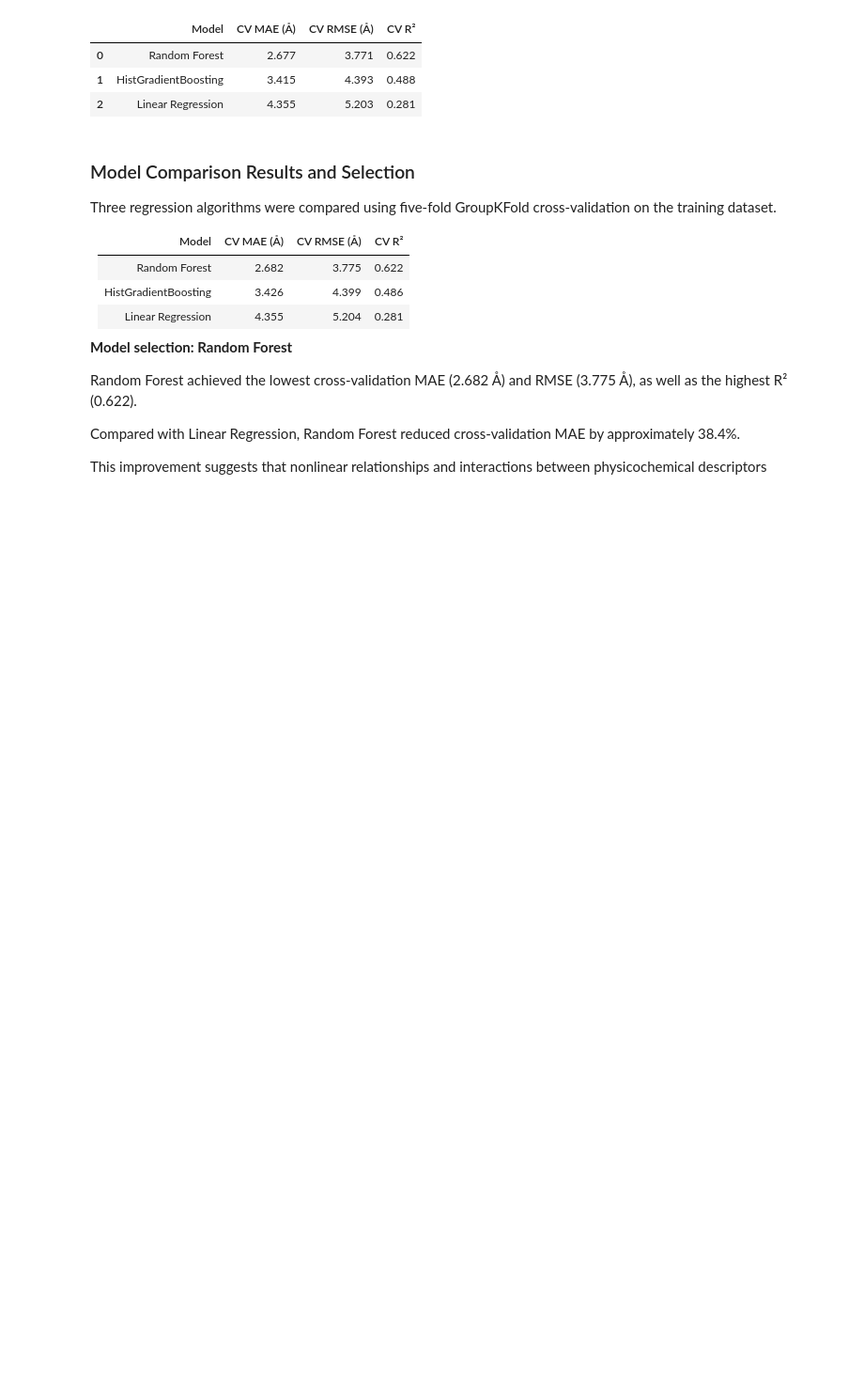
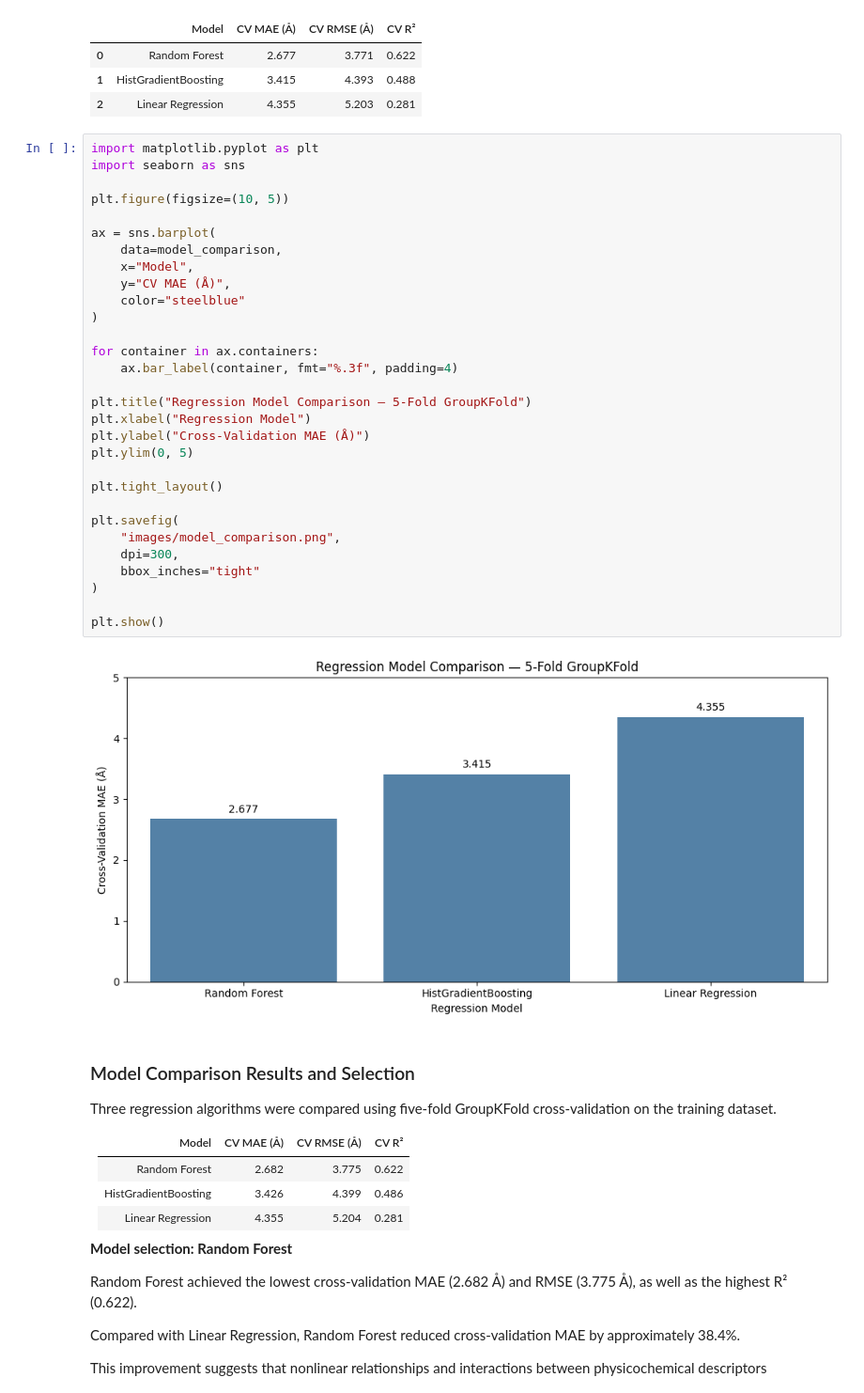
Before and after one commit to trasneaiulian/ProteinStruct-ML, a Jupyter notebook: jupyter_notebooks/03_Modeling.ipynb, the cells around one changed output. Shown at 94% size. Saved outputs shown, nothing was run; the diff lists cells and outputs as text; blank space fills up the shorter version.

Commit message:
Add ensemble regression results and model comparison

```diff
--- a/jupyter_notebooks/03_Modeling.ipynb
+++ b/jupyter_notebooks/03_Modeling.ipynb
@@ -670,6 +670,38 @@ display(model_comparison.round(3))
 | 0 | Random Forest | 2.677 | 3.771 | 0.622 |
 | 1 | HistGradientBoosting | 3.415 | 4.393 | 0.488 |
 | 2 | Linear Regression | 4.355 | 5.203 | 0.281 |
+# %%
+import matplotlib.pyplot as plt
+import seaborn as sns
+
+plt.figure(figsize=(10, 5))
+
+ax = sns.barplot(
+    data=model_comparison,
+    x="Model",
+    y="CV MAE (Å)",
+    color="steelblue"
+)
+
+for container in ax.containers:
+    ax.bar_label(container, fmt="%.3f", padding=4)
+
+plt.title("Regression Model Comparison — 5-Fold GroupKFold")
+plt.xlabel("Regression Model")
+plt.ylabel("Cross-Validation MAE (Å)")
+plt.ylim(0, 5)
+
+plt.tight_layout()
+
+plt.savefig(
+    "images/model_comparison.png",
+    dpi=300,
+    bbox_inches="tight"
+)
+
+plt.show()
+# %% [output]
+[figure, added]
 # %% [markdown]
 ### Model Comparison Results and Selection
 
```
Also changed, not shown: 2 other files.
